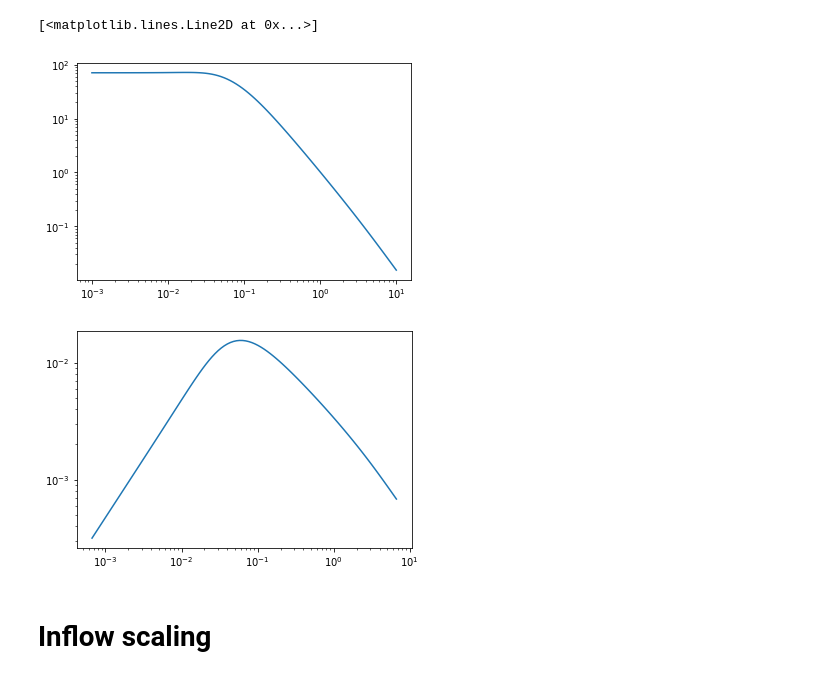
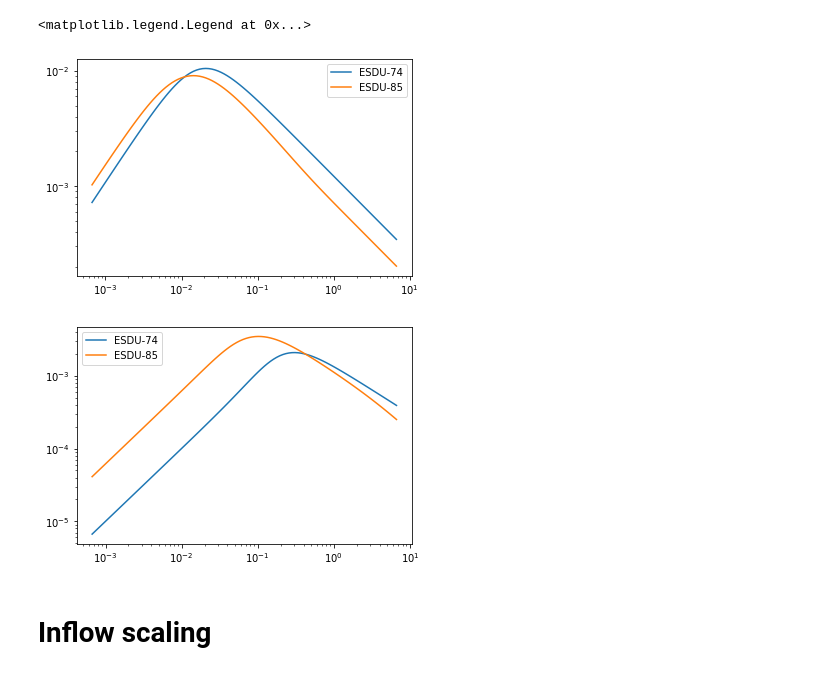
Before and after one commit to Tsinuel/windCalc, a Jupyter notebook: src/tngE2.ipynb, the cells around one changed output. Cells and saved outputs as stored; diff of their text form; code cells hidden in the pictures.

```diff
--- a/src/tngE2.ipynb
+++ b/src/tngE2.ipynb
@@ -14,23 +14,39 @@ import foamDataHandler as foam
 import windLoadCaseProcessors as wProc
 import windPlotters as wPlt
 import windBasics as wind
-# %%
-es = wind.ESDU85(z0=0.3,Uref=15)
-# print(es.xLu())
-nn = np.logspace(-3,1,100)
-n, Svv = es.Svv(n=nn)
-rf, rSvv = es.rSvv(n=nn)
-
-
-plt.figure()
-plt.loglog(n, Svv)
-
-plt.figure()
-plt.loglog(rf, rSvv)
-# %% [output]
-[<matplotlib.lines.Line2D at 0x...>]
-[figure, removed]
-[figure, removed]
+# %%
+es85 = wind.ESDU85(z0=0.03,Uref=15,Zref=10)
+es74 = wind.ESDU74(z0=0.03,Uref=15,Zref=10)
+
+# print(es.xLu())
+nn = np.logspace(-3,1,100)
+n85, Suu85 = es85.Suu(n=nn)
+rf85, rSuu85 = es85.rSuu(n=nn)
+rSww85 = es85.rSww(n=nn)[1]
+
+n74, Suu74 = es74.Suu(n=nn)
+rf74, rSuu74 = es74.rSuu(n=nn)
+rSww74 = es74.rSww(n=nn)[1]
+
+
+# plt.figure()
+# plt.loglog(n74, Suu74,label='ESDU-74')
+# plt.loglog(n85, Suu85,label='ESDU-85')
+# plt.legend()
+
+plt.figure()
+plt.loglog(rf74, rSuu74,label='ESDU-74')
+plt.loglog(rf85, rSuu85,label='ESDU-85')
+plt.legend()
+
+plt.figure()
+plt.loglog(rf74, rSww74,label='ESDU-74')
+plt.loglog(rf85, rSww85,label='ESDU-85')
+plt.legend()
+# %% [output]
+<matplotlib.legend.Legend at 0x...>
+[figure, added]
+[figure, added]
 # %% [markdown]
 # Inflow scaling
 # %%
```
Also changed, not shown: parts of 8 cells of this notebook, 1 other file.
